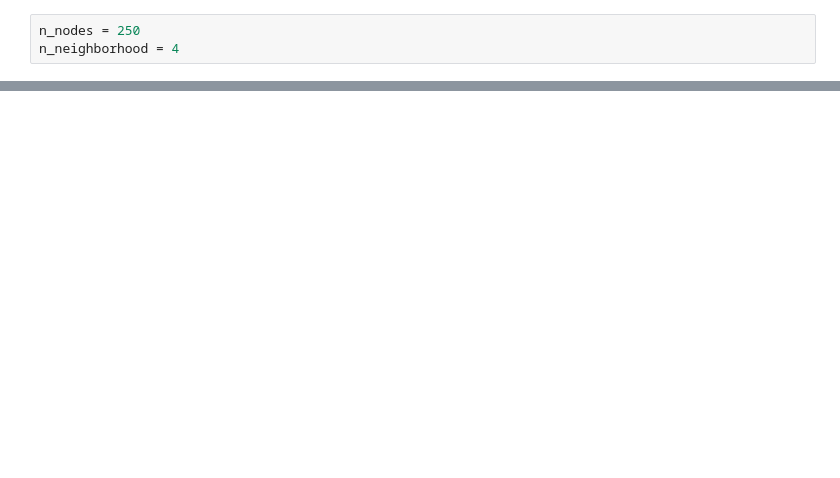
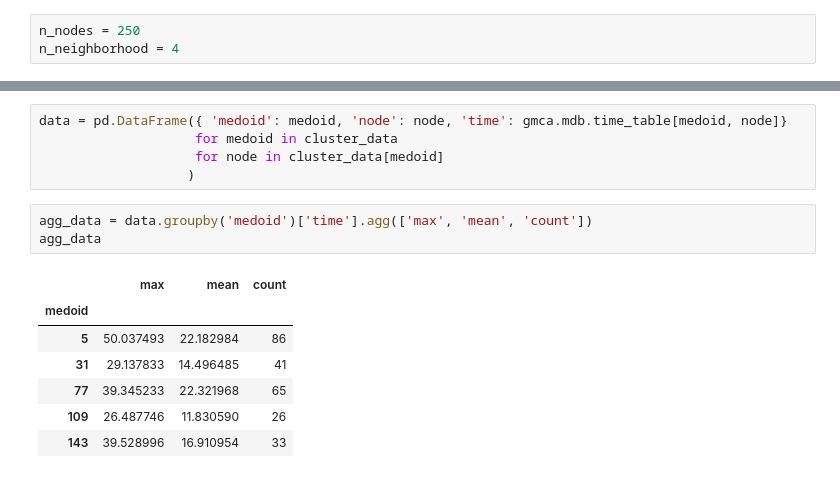
Before and after one commit to SvNext/GMCA, a Jupyter notebook: main.ipynb, the cells around one changed output, grey strips where cells are left out. Cells and saved outputs as stored; diff of their text form; blank space fills up the shorter version.

```diff
--- a/main.ipynb
+++ b/main.ipynb
@@ -86,0 +156,16 @@ TypeError: 'type' object is not subscriptable
+# %%
+data = pd.DataFrame({ 'medoid': medoid, 'node': node, 'time': gmca.mdb.time_table[medoid, node]}
+                    for medoid in cluster_data
+                    for node in cluster_data[medoid]
+                   )
+# %%
+agg_data = data.groupby('medoid')['time'].agg(['max', 'mean', 'count'])
+agg_data
+# %% [output]
+|  | max | mean | count |
+| medoid |  |  |  |
+| 5 | 50.037493 | 22.182984 | 86 |
+| 31 | 29.137833 | 14.496485 | 41 |
+| 77 | 39.345233 | 22.321968 | 65 |
+| 109 | 26.487746 | 11.830590 | 26 |
+| 143 | 39.528996 | 16.910954 | 33 |
```
Also changed, not shown: parts of 27 cells of this notebook, 11 other files.
